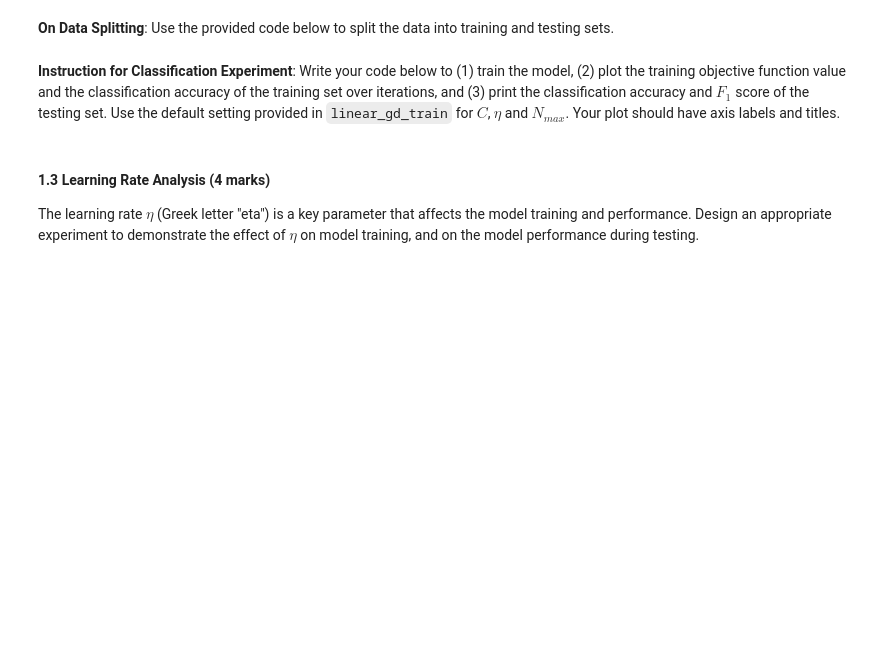
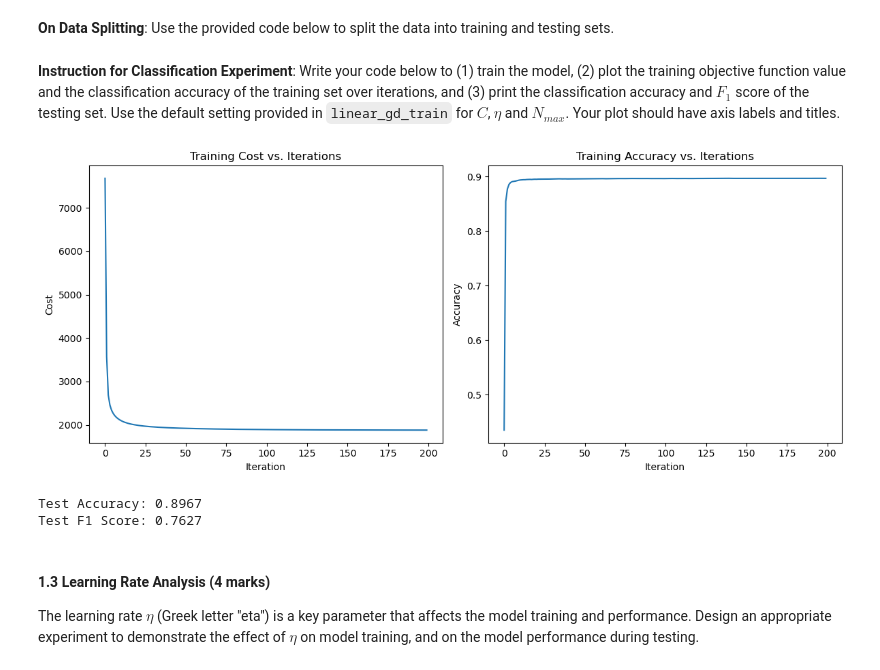
Before and after one commit to DEVSOG12/COMP24112_CW2025, a Jupyter notebook: COMP24112_CW_2025.ipynb, the cells around one changed output. Saved outputs shown, nothing was run; the diff lists cells and outputs as text; code cells hidden in the pictures; blank space fills up the shorter version.

```diff
--- a/COMP24112_CW_2025.ipynb
+++ b/COMP24112_CW_2025.ipynb
@@ -136,3 +193,57 @@ train_X_cls = scaler.fit_transform(train_X_cls)
+# %%
+from sklearn.metrics import accuracy_score, f1_score
+
+# Calculate accuracy for a given set of weights
+def calculate_accuracy(data, labels, w):
+    """Calculate accuracy for a given set of weights."""
+    predictions = linear_predict(data, w)
+    return np.mean(predictions == labels)
+
+# Train the model with default parameters
+cost_history, weight_history = linear_gd_train(train_X_cls, train_y_cls,
+                                             c=0.2, n_iters=200, learning_rate=0.0001, random_state=42)
+
+# Calculate accuracy on training set over iterations
+train_accuracy = np.zeros(len(weight_history))
+for i, w in enumerate(weight_history):
+    train_predictions = linear_predict(train_X_cls, w)
+    train_accuracy[i] = accuracy_score(train_y_cls, train_predictions)
+
+# Plot cost and accuracy over iterations
+plt.figure(figsize=(12, 5))
+plt.subplot(1, 2, 1)
+plt.plot(cost_history)
+plt.xlabel('Iteration')
+plt.ylabel('Cost')
+plt.title('Training Cost vs. Iterations')
+
+plt.subplot(1, 2, 2)
+plt.plot(train_accuracy)
+plt.xlabel('Iteration')
+plt.ylabel('Accuracy')
+plt.title('Training Accuracy vs. Iterations')
+plt.tight_layout()
+plt.show()
+
+# Standardize the test dataset
+test_X_cls = scaler.transform(test_X_cls)
+
+# Predict on test set using the final weights
+final_weights = weight_history[-1]
+test_predictions = linear_predict(test_X_cls, final_weights)
+
+# Calculate and report accuracy and F1 score for test set
+from sklearn.metrics import accuracy_score, f1_score
+
+test_acc = accuracy_score(test_y_cls, test_predictions)
+test_f1 = f1_score(test_y_cls, test_predictions)
+
+print(f"Test Accuracy: {test_acc:.4f}")
+print(f"Test F1 Score: {test_f1:.4f}")
+# %% [output]
+[figure, added]
+Test Accuracy: 0.8967
+Test F1 Score: 0.7627
 # %% [markdown]
 #### 1.3 Learning Rate Analysis (4 marks)
 The learning rate $\eta$ (Greek letter "eta") is a key parameter that affects the model training and performance. Design an appropriate experiment to demonstrate the effect of $\eta$ on model training, and on the model performance during testing.
```
Also changed, not shown: parts of 21 cells of this notebook.
